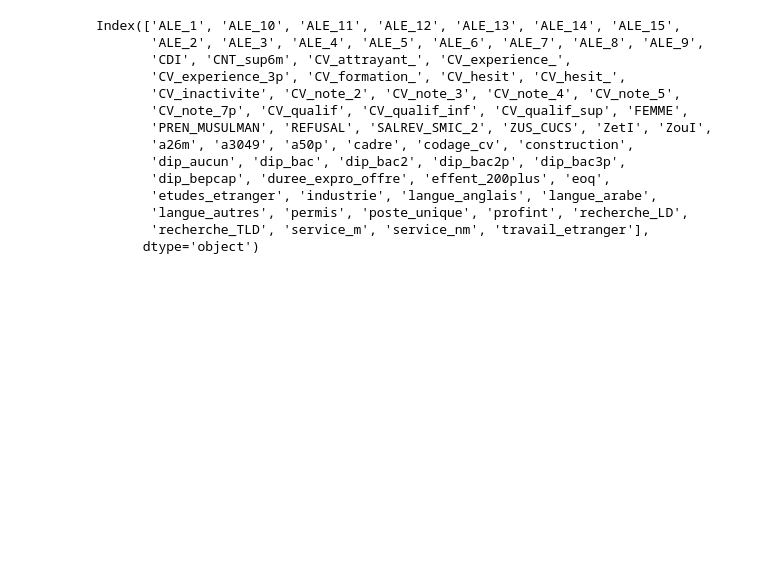
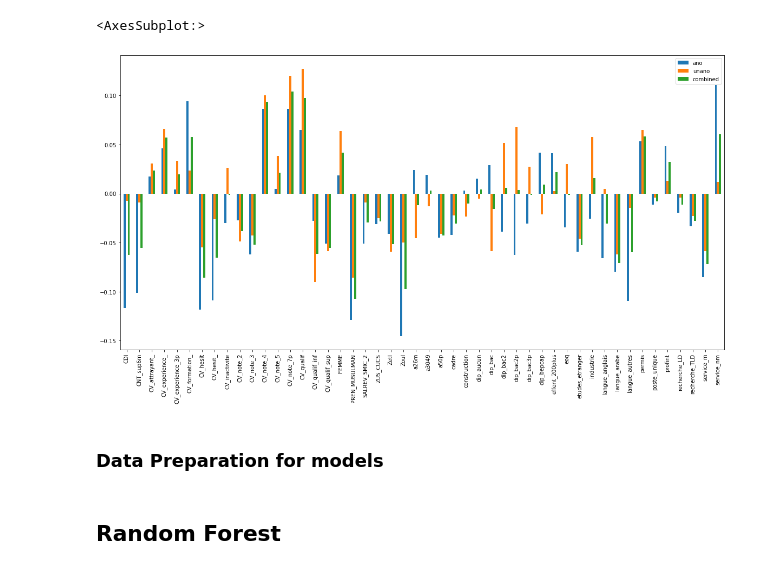
Before and after one commit to alexv710/debias_cv_data, a Jupyter notebook: DataPreprocessing.ipynb, the cells around one changed output. Saved outputs shown, nothing was run; the diff lists cells and outputs as text; code cells hidden in the pictures; blank space fills up the shorter version.

Commit message:
svm/rf/NN
Added support vector machine, random forest and a simple neural network

```diff
--- a/DataPreprocessing.ipynb
+++ b/DataPreprocessing.ipynb
@@ -76,6 +97,9 @@ ALE_15:       Dummy for local job center
 # %%
+# Create a dataframe for the anonymized and not anonymized data
+
 X_ano = pd.DataFrame()
 X_unano = pd.DataFrame()
+X = pd.DataFrame()
 
 for index, row in data.iterrows():
   if row['CVA'] == 1:
@@ -84,10 +108,13 @@ for index, row in data.iterrows():
     X_unano = X_unano.append(row)
 
 # Assign the interviewed column to our target vector
+
 y_ano = X_ano['ENTRETIEN']
 y_unano = X_unano['ENTRETIEN']
+y = data['ENTRETIEN']
 
 # Drop the Interviewed/hired & anonymized columns (hired is much dependend on the number of jobs available
 # and will currently not be considered as target label)
-X_ano = data.drop(columns=['ENTRETIEN', 'RECRUTE', 'CVA'])
-X_unano = X_unano.drop(columns=['ENTRETIEN', 'RECRUTE', 'CVA'])
+X_ano = X_ano.drop(columns=['CVA'])
+X_unano = X_unano.drop(columns=['CVA'])
+X = data.drop(columns=['CVA'])
@@ -106,0 +121,11 @@ from tensorflow.keras import layers
+# %%
+corrTable = pd.DataFrame()
+
+corrTable['ano'] = X_ano.corr()['ENTRETIEN']
+corrTable['unano'] = X_unano.corr()['ENTRETIEN']
+corrTable['combined'] = data.corr()['ENTRETIEN']
+
+corrTable.drop('ENTRETIEN', axis=0).plot.bar(figsize=(20,10))
+# %% [output]
+<AxesSubplot:>
+[figure, added]
@@ -107,3 +136,5 @@ from tensorflow.keras import layers
+# %% [markdown]
+### Data Preparation for models
 # %%
 # Train, Test split
 
@@ -113,17 +142,2 @@ input_shape = X_train[:1].shape
-# %%
-X_train.columns
-# %% [output]
-Index(['ALE_1', 'ALE_10', 'ALE_11', 'ALE_12', 'ALE_13', 'ALE_14', 'ALE_15',
-       'ALE_2', 'ALE_3', 'ALE_4', 'ALE_5', 'ALE_6', 'ALE_7', 'ALE_8', 'ALE_9',
-       'CDI', 'CNT_sup6m', 'CV_attrayant_', 'CV_experience_',
-       'CV_experience_3p', 'CV_formation_', 'CV_hesit', 'CV_hesit_',
-       'CV_inactivite', 'CV_note_2', 'CV_note_3', 'CV_note_4', 'CV_note_5',
-       'CV_note_7p', 'CV_qualif', 'CV_qualif_inf', 'CV_qualif_sup', 'FEMME',
-       'PREN_MUSULMAN', 'REFUSAL', 'SALREV_SMIC_2', 'ZUS_CUCS', 'ZetI', 'ZouI',
-       'a26m', 'a3049', 'a50p', 'cadre', 'codage_cv', 'construction',
-       'dip_aucun', 'dip_bac', 'dip_bac2', 'dip_bac2p', 'dip_bac3p',
-       'dip_bepcap', 'duree_expro_offre', 'effent_200plus', 'eoq',
-       'etudes_etranger', 'industrie', 'langue_anglais', 'langue_arabe',
-       'langue_autres', 'permis', 'poste_unique', 'profint', 'recherche_LD',
-       'recherche_TLD', 'service_m', 'service_nm', 'travail_etranger'],
-      dtype='object')
+# %% [markdown]
+## Random Forest
```
Also changed, not shown: parts of 25 cells of this notebook, 4 other files.
